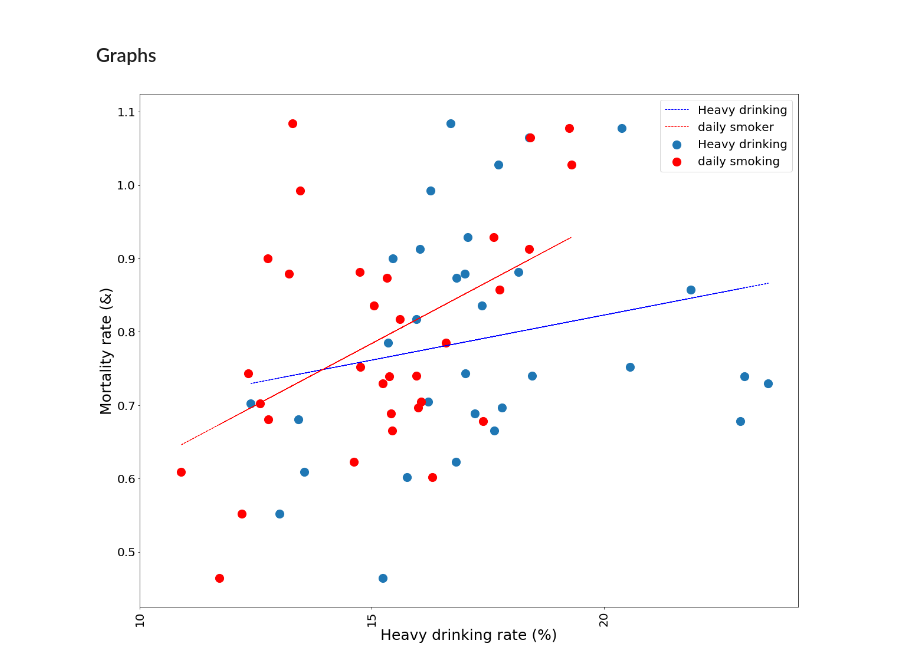
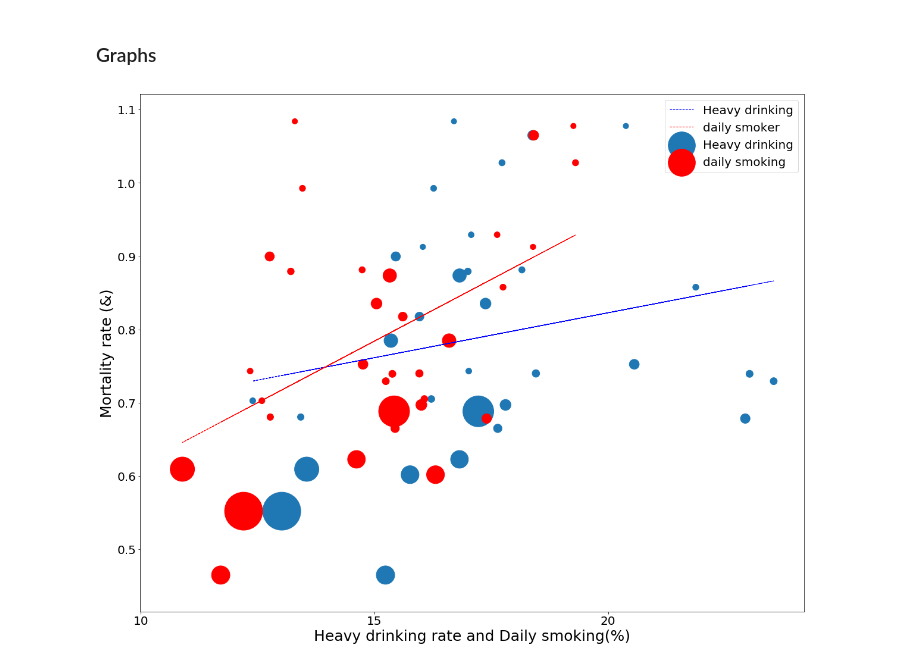
Before and after one commit to irinadrapic/project-one, a Jupyter notebook: Codes/2015 Main.ipynb, the cells around one changed output. Saved outputs shown, nothing was run; the diff lists cells and outputs as text; code cells hidden in the pictures.

```diff
--- a/Codes/2015 Main.ipynb
+++ b/Codes/2015 Main.ipynb
@@ -149,41 +149,42 @@ x = merged_df["Heavy drinking"]
 y = merged_df["Mortality Rate"]
 
 
-# x = merged_df["population"]
-# y = merged_df["Number of Mortality"]
 # linear regression with Mortality Rate Vs. Heavy Drinking
 m, _int, r, p_value, std_err = stats.linregress(x, y)
 lof = m*x + _int
 
+# set size for points depending on their population
+size = merged_df["population"]
+
 fig, ax = plt.subplots(figsize=(20, 16))
 
-ax.scatter(x,y, label="Heavy drinking", s=200)
+ax.scatter(x,y, label="Heavy drinking", s=size/1500)
 ax.plot(x,lof, "b--", linewidth=1)
 ax.set_xticks(np.arange(10,25,5))
 # ax.set_ylabel("Mortality rate (%)", fontsize="medium")
 # ax.set_xlabel("Heavy drinking Rate (%)")
 
-plt.xlabel('Heavy drinking rate (%)', fontsize=25)
+plt.xlabel('Heavy drinking rate and Daily smoking(%)', fontsize=25)
 plt.ylabel('Mortality rate (&)', fontsize=25)
 plt.yticks(fontsize = 20)
-plt.xticks(fontsize = 20,rotation="vertical");
+plt.xticks(fontsize = 20);
 
 
 
 # For Daily smoking vs. Mortality rate
 x = merged_df["daily smoker"]
 
 m_slope, m_int, m_r, m_p, m_std_err = stats.linregress(x, y)
 lof = m_slope*x + m_int
 
-ax.scatter(x,y, color="red", label="daily smoking", s=200)
+ax.scatter(x,y, color="red", label="daily smoking", s=size/1500)
 ax.plot(x,lof, "r--", linewidth=1)
 ax.set_xticks(np.arange(10,25,5))
 plt.yticks(fontsize = 20)
-plt.xticks(fontsize = 20,rotation="vertical")
+plt.xticks(fontsize = 20)
 ax.legend(fontsize=20);
 # %% [output]
-[figure, old version]
+[figure, new version]
 # %%
 print(m)
 print(_int)
```
Also changed, not shown: parts of 6 cells of this notebook, 6 other files.
